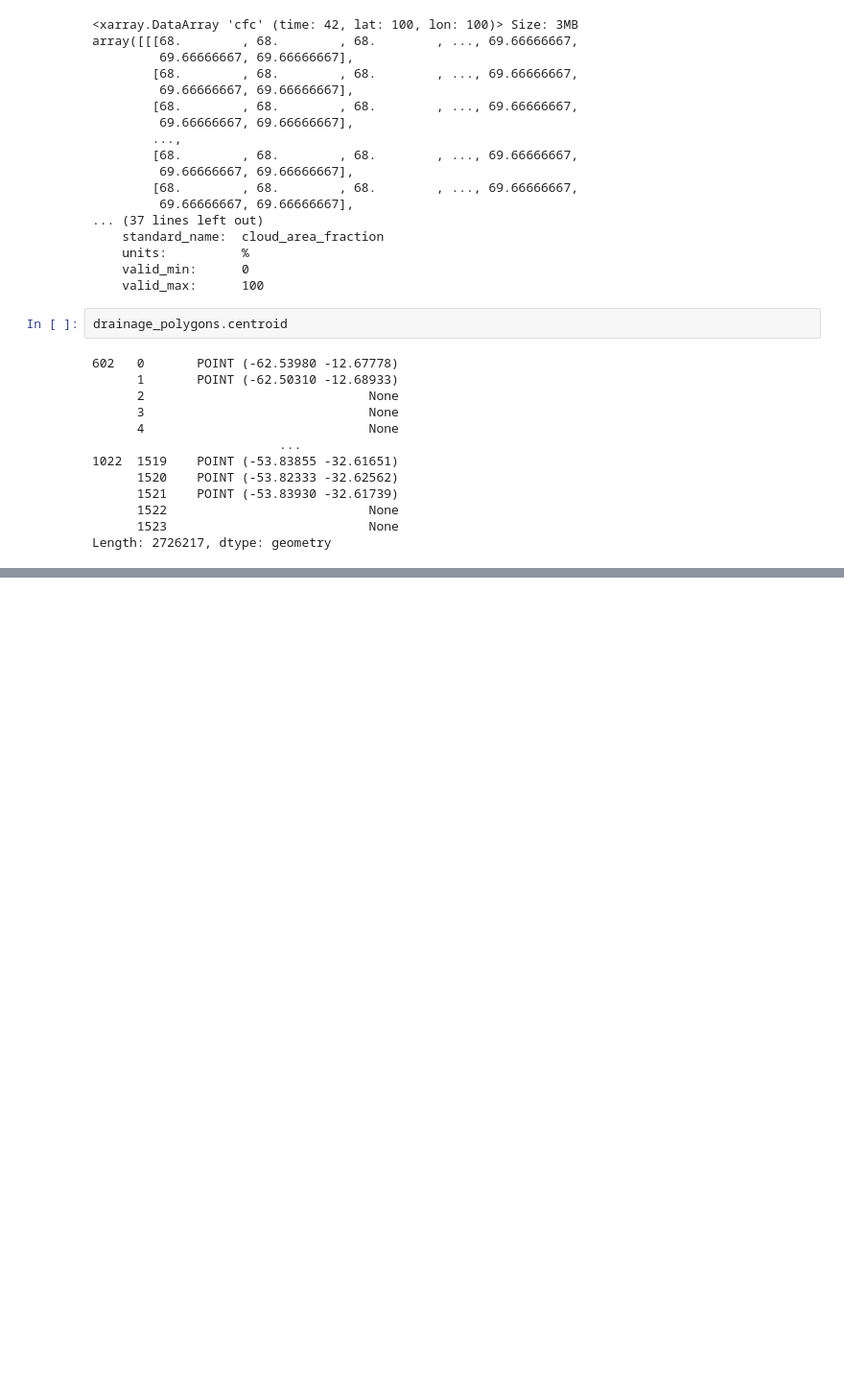
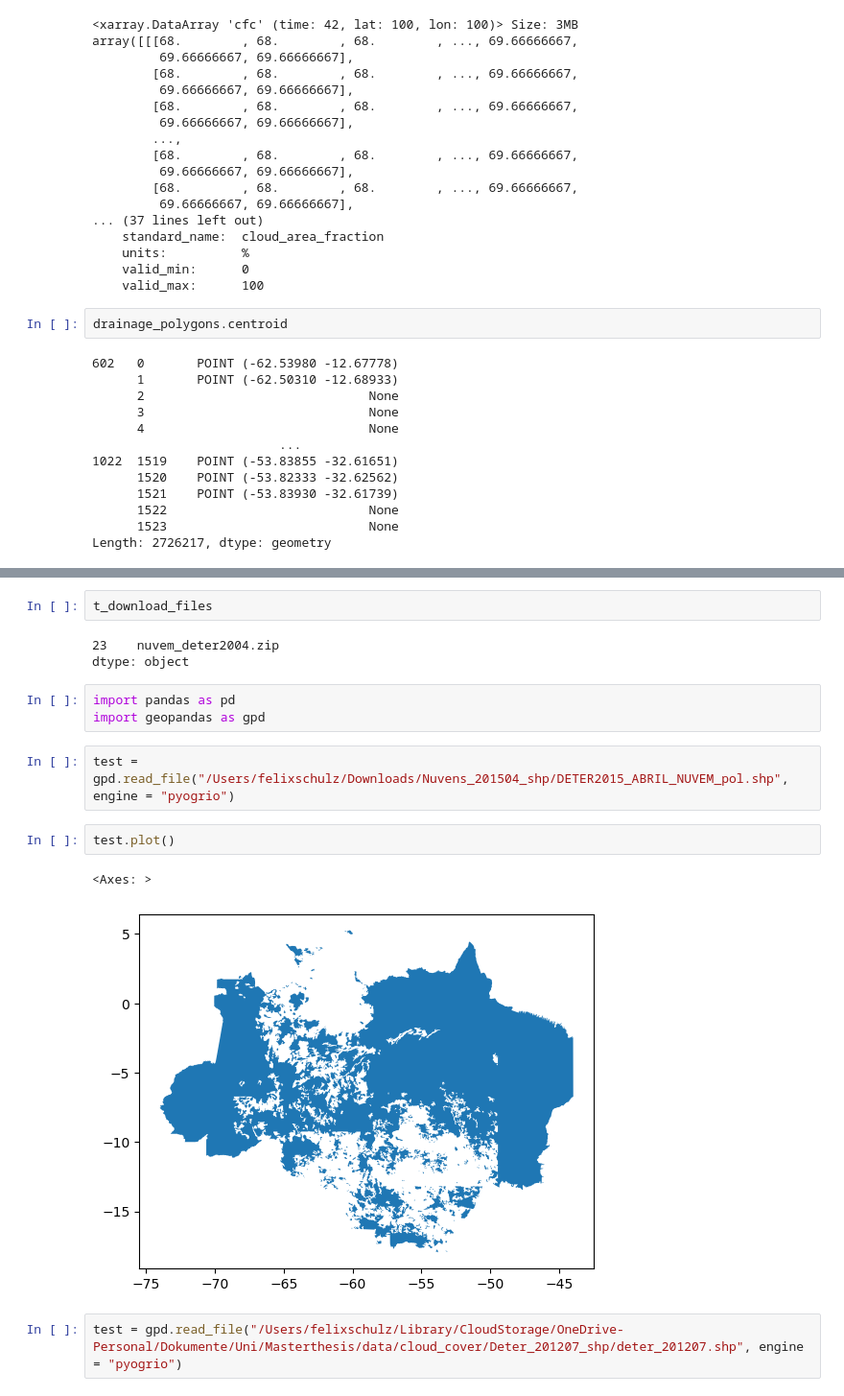
Before and after one commit to felixschulz385/Masterthesis, a Jupyter notebook: code/experiments/cloud_cover.ipynb, the cells around one changed output, grey strips where cells are left out. Shown at 96% size. Drawn from its saved outputs; the diff is of its cells as text; blank space fills up the shorter version.

```diff
--- a/code/experiments/cloud_cover.ipynb
+++ b/code/experiments/cloud_cover.ipynb
@@ -148,0 +178,17 @@ Length: 2726217, dtype: geometry
+# %%
+t_download_files
+# %% [output]
+23    nuvem_deter2004.zip
+dtype: object
+# %%
+import pandas as pd
+import geopandas as gpd
+# %%
+test = gpd.read_file("/Users/felixschulz/Downloads/Nuvens_201504_shp/DETER2015_ABRIL_NUVEM_pol.shp", engine = "pyogrio")
+# %%
+test.plot()
+# %% [output]
+<Axes: >
+[figure, added]
+# %%
+test = gpd.read_file("/Users/felixschulz/Library/CloudStorage/OneDrive-Personal/Dokumente/Uni/Masterthesis/data/cloud_cover/Deter_201207_shp/deter_201207.shp", engine = "pyogrio")
```
Also changed, not shown: parts of 11 cells of this notebook, 2 other files.
